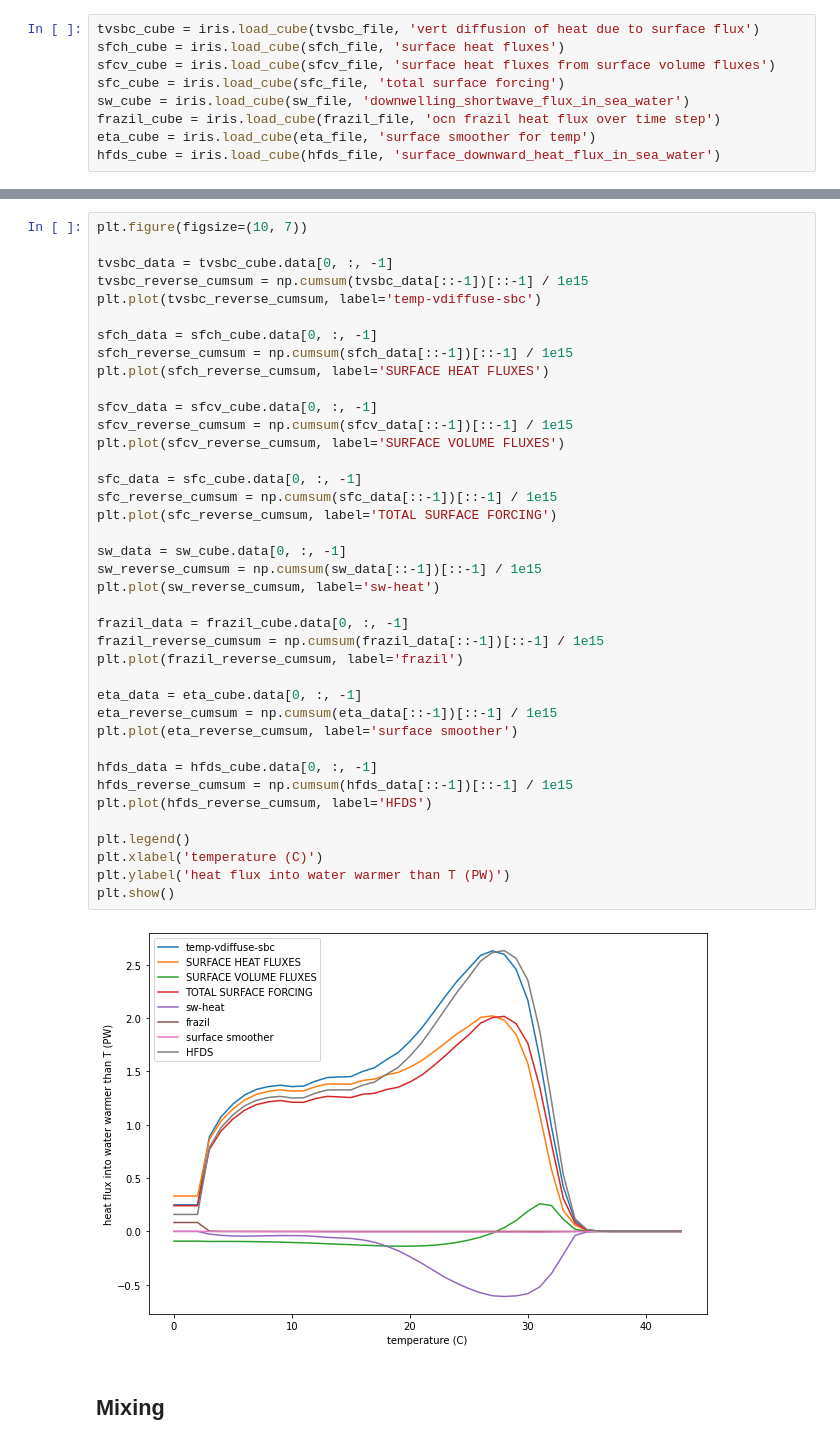
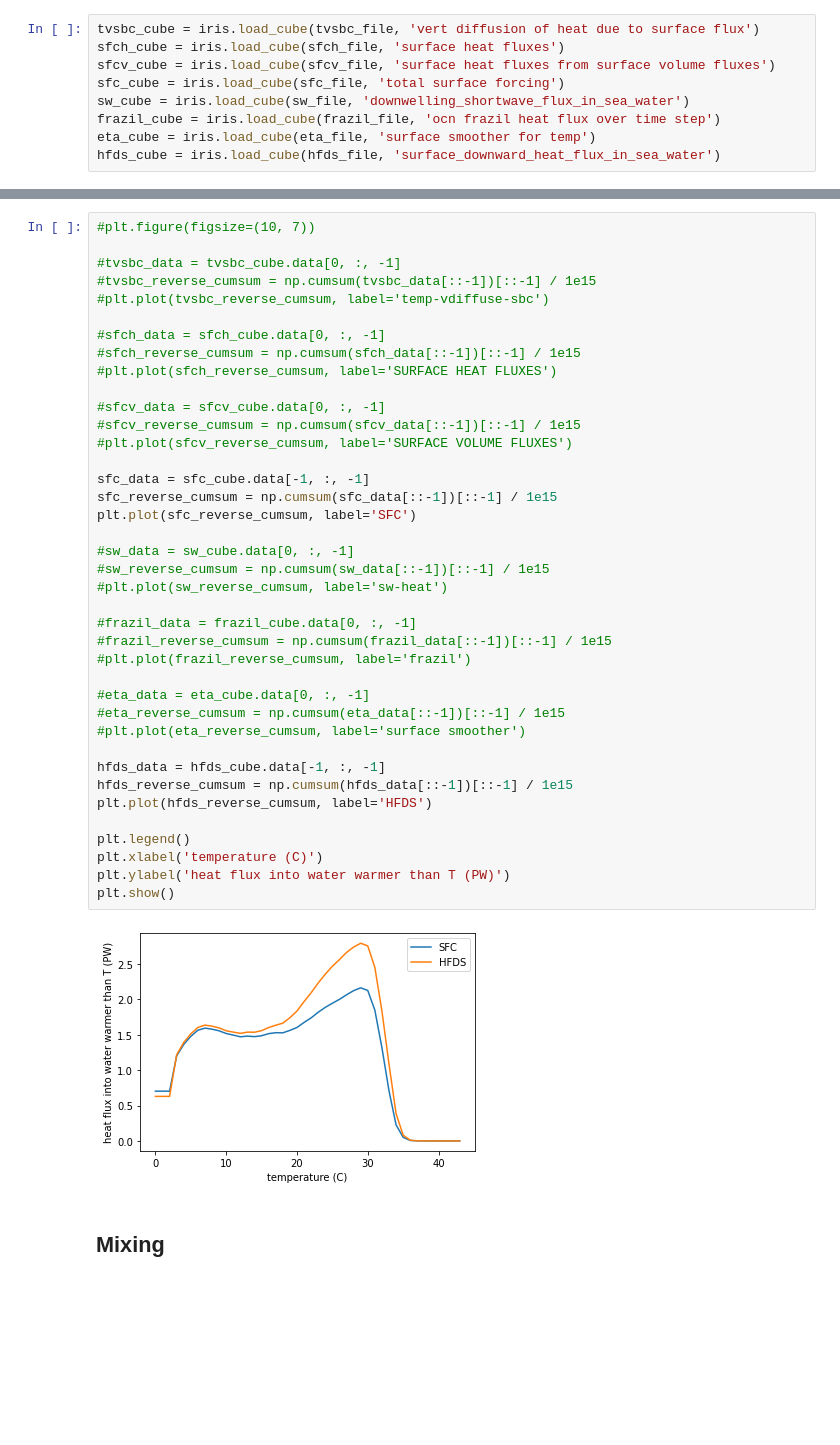
Before and after one commit to DamienIrving/ocean-analysis, a Jupyter notebook: development/ryan_quickplots.ipynb, the cells around one changed output, grey strips where cells are left out. Cells and saved outputs as stored; diff of their text form; blank space fills up the shorter version.

```diff
--- a/development/ryan_quickplots.ipynb
+++ b/development/ryan_quickplots.ipynb
@@ -42,44 +42,44 @@ plt.show()
 # %%
-plt.figure(figsize=(10, 7))
+#plt.figure(figsize=(10, 7))
 
-tvsbc_data = tvsbc_cube.data[0, :, -1]
-tvsbc_reverse_cumsum = np.cumsum(tvsbc_data[::-1])[::-1] / 1e15
-plt.plot(tvsbc_reverse_cumsum, label='temp-vdiffuse-sbc')
+#tvsbc_data = tvsbc_cube.data[0, :, -1]
+#tvsbc_reverse_cumsum = np.cumsum(tvsbc_data[::-1])[::-1] / 1e15
+#plt.plot(tvsbc_reverse_cumsum, label='temp-vdiffuse-sbc')
 
-sfch_data = sfch_cube.data[0, :, -1]
-sfch_reverse_cumsum = np.cumsum(sfch_data[::-1])[::-1] / 1e15
-plt.plot(sfch_reverse_cumsum, label='SURFACE HEAT FLUXES')
+#sfch_data = sfch_cube.data[0, :, -1]
+#sfch_reverse_cumsum = np.cumsum(sfch_data[::-1])[::-1] / 1e15
+#plt.plot(sfch_reverse_cumsum, label='SURFACE HEAT FLUXES')
 
-sfcv_data = sfcv_cube.data[0, :, -1]
-sfcv_reverse_cumsum = np.cumsum(sfcv_data[::-1])[::-1] / 1e15
-plt.plot(sfcv_reverse_cumsum, label='SURFACE VOLUME FLUXES')
+#sfcv_data = sfcv_cube.data[0, :, -1]
+#sfcv_reverse_cumsum = np.cumsum(sfcv_data[::-1])[::-1] / 1e15
+#plt.plot(sfcv_reverse_cumsum, label='SURFACE VOLUME FLUXES')
 
-sfc_data = sfc_cube.data[0, :, -1]
+sfc_data = sfc_cube.data[-1, :, -1]
 sfc_reverse_cumsum = np.cumsum(sfc_data[::-1])[::-1] / 1e15
-plt.plot(sfc_reverse_cumsum, label='TOTAL SURFACE FORCING')
+plt.plot(sfc_reverse_cumsum, label='SFC')
 
-sw_data = sw_cube.data[0, :, -1]
-sw_reverse_cumsum = np.cumsum(sw_data[::-1])[::-1] / 1e15
-plt.plot(sw_reverse_cumsum, label='sw-heat')
+#sw_data = sw_cube.data[0, :, -1]
+#sw_reverse_cumsum = np.cumsum(sw_data[::-1])[::-1] / 1e15
+#plt.plot(sw_reverse_cumsum, label='sw-heat')
 
-frazil_data = frazil_cube.data[0, :, -1]
-frazil_reverse_cumsum = np.cumsum(frazil_data[::-1])[::-1] / 1e15
-plt.plot(frazil_reverse_cumsum, label='frazil')
+#frazil_data = frazil_cube.data[0, :, -1]
+#frazil_reverse_cumsum = np.cumsum(frazil_data[::-1])[::-1] / 1e15
+#plt.plot(frazil_reverse_cumsum, label='frazil')
 
-eta_data = eta_cube.data[0, :, -1]
-eta_reverse_cumsum = np.cumsum(eta_data[::-1])[::-1] / 1e15
-plt.plot(eta_reverse_cumsum, label='surface smoother')
+#eta_data = eta_cube.data[0, :, -1]
+#eta_reverse_cumsum = np.cumsum(eta_data[::-1])[::-1] / 1e15
+#plt.plot(eta_reverse_cumsum, label='surface smoother')
 
-hfds_data = hfds_cube.data[0, :, -1]
+hfds_data = hfds_cube.data[-1, :, -1]
 hfds_reverse_cumsum = np.cumsum(hfds_data[::-1])[::-1] / 1e15
 plt.plot(hfds_reverse_cumsum, label='HFDS')
 
 plt.legend()
 plt.xlabel('temperature (C)')
 plt.ylabel('heat flux into water warmer than T (PW)')
 plt.show()
 # %% [output]
-[figure, old version]
+[figure, new version]
 # %% [markdown]
 ## Mixing
 # %%
```
Also changed, not shown: parts of 3 cells of this notebook, 32 other files.
